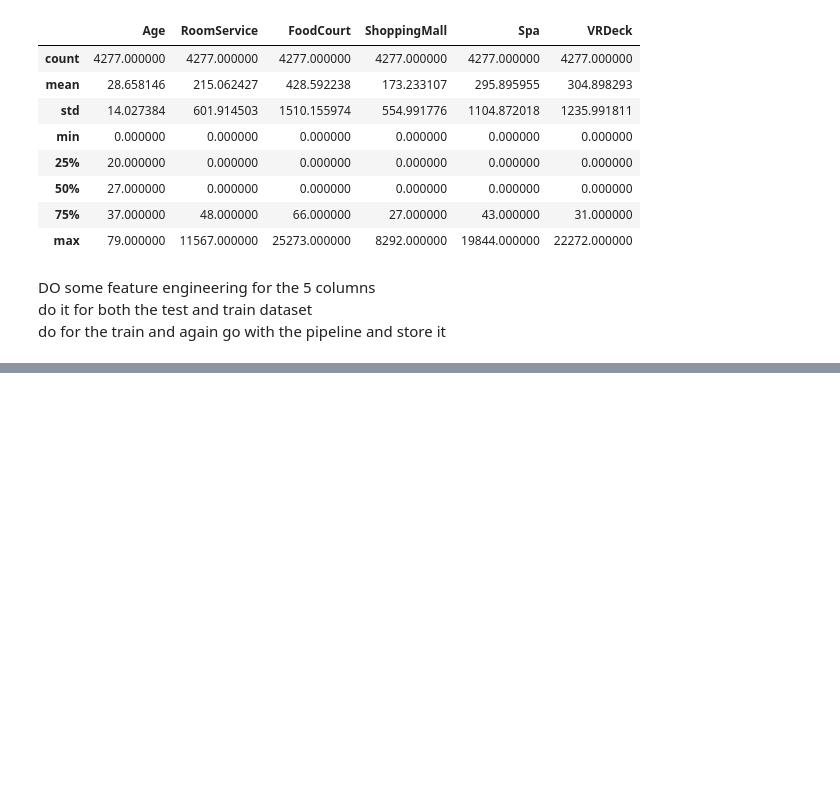
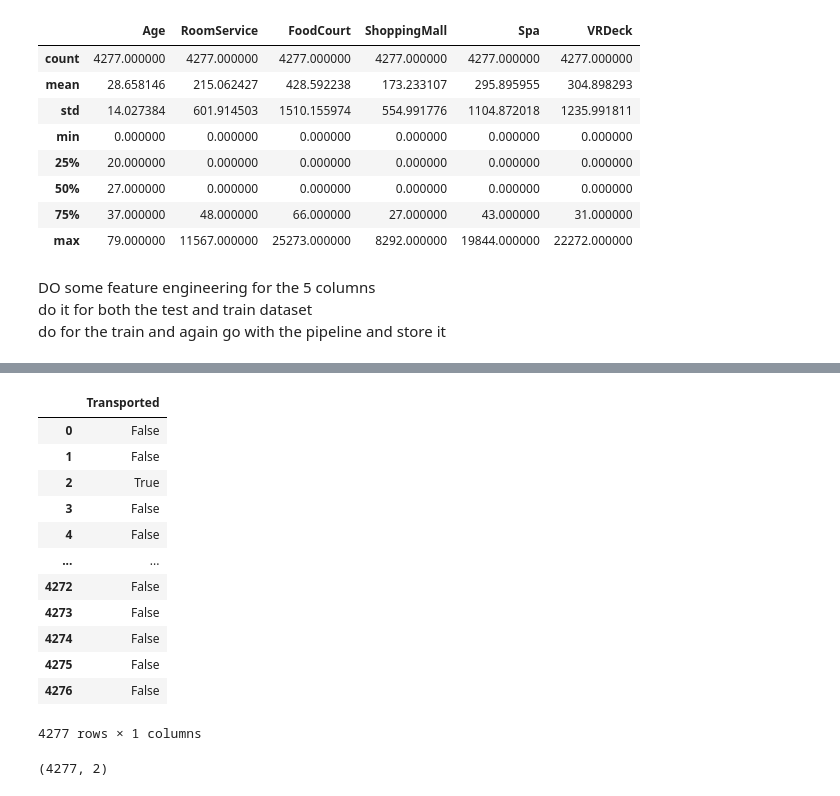
Before and after one commit to 37nomad/Spaceship-titanic, a Jupyter notebook: analysis.ipynb, the cells around one changed output, grey strips where cells are left out. Saved outputs shown, nothing was run; the diff lists cells and outputs as text; code cells hidden in the pictures; blank space fills up the shorter version.

```diff
--- a/analysis.ipynb
+++ b/analysis.ipynb
@@ -368,7 +426,7 @@ df6.head()
 from sklearn.compose import ColumnTransformer
 from sklearn.preprocessing import StandardScaler,OneHotEncoder
 num_atr=['Age','Expenses']
-cat_atr=['HomePlanet','Destination']
+cat_atr=['Destination','HomePlanet']
 full_pipeline=ColumnTransformer([('num',StandardScaler(),num_atr),
                                  ('cat',OneHotEncoder(drop='first'),cat_atr)])
 df7=full_pipeline.fit_transform(df6)
@@ -767,0 +856,5 @@ do for the train and again go with the pipeline and store it <br>
+# %%
+rf_model=RandomForestClassifier(max_depth=8,n_estimators=100,random_state=33)
+rf_model.fit(df7,y_train)
+y_pred_values=rf_model.predict(dft5)
+y_pred_values
@@ -767,0 +879,25 @@ do for the train and again go with the pipeline and store it <br>
+# %%
+y_pred_values=y_pred_values.astype(bool)
+# %%
+y_pred_values=pd.DataFrame(y_pred_values,columns=['Transported'])
+y_pred_values=y_pred_values.reset_index(drop=True)
+y_pred_values
+# %% [output]
+|  | Transported |
+| 0 | False |
+| 1 | False |
+| 2 | True |
+| 3 | False |
+| 4 | False |
+| ... | ... |
+| 4272 | False |
+| 4273 | False |
+| 4274 | False |
+| 4275 | False |
+| 4276 | False |
+4277 rows × 1 columns
+# %%
+y_pred=pd.concat([y_pred_id,y_pred_values],axis=1)
+y_pred.shape
+# %% [output]
+(4277, 2)
```
Also changed, not shown: parts of 26 cells of this notebook, 1 other file.
